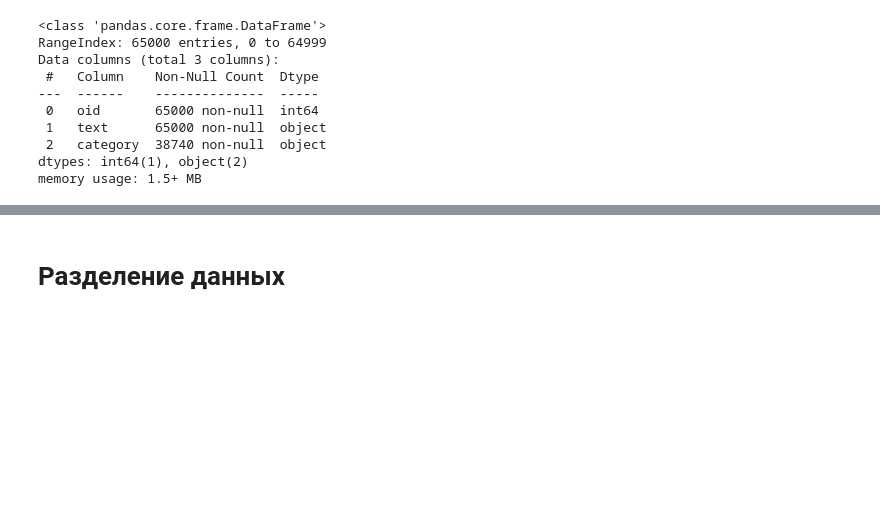
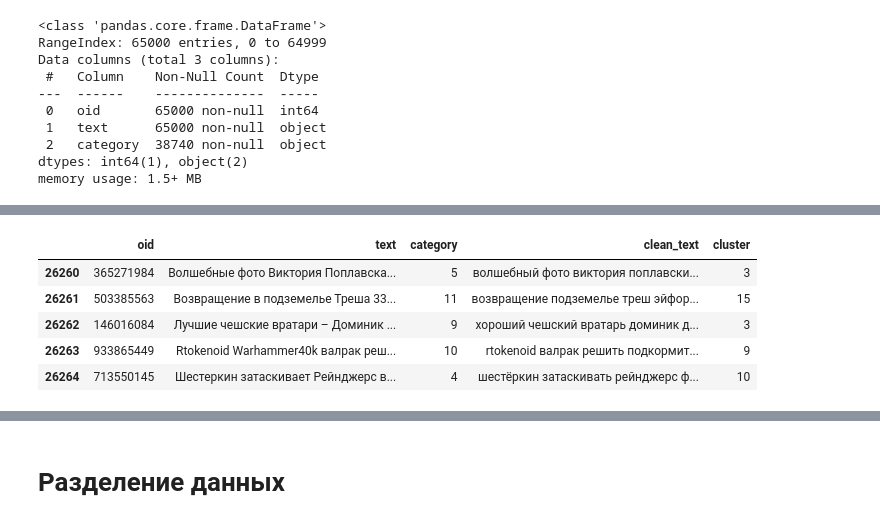
Before and after one commit to Atsumire/MOSI, a Jupyter notebook: MOSI_DZ-5/MOSI_DZ-5.ipynb, the cells around one changed output, grey strips where cells are left out. Saved outputs shown, nothing was run; the diff lists cells and outputs as text; code cells hidden in the pictures; blank space fills up the shorter version.

```diff
--- a/MOSI_DZ-5/MOSI_DZ-5.ipynb
+++ b/MOSI_DZ-5/MOSI_DZ-5.ipynb
@@ -37,0 +198,9 @@ memory usage: 1.5+ MB
+# %%
+df_filtered.head()
+# %% [output]
+|  | oid | text | category | clean_text | cluster |
+| 26260 | 365271984 | Волшебные фото Виктория Поплавска... | 5 | волшебный фото виктория поплавски... | 3 |
+| 26261 | 503385563 | Возвращение в подземелье Треша 33... | 11 | возвращение подземелье треш эйфор... | 15 |
+| 26262 | 146016084 | Лучшие чешские вратари – Доминик ... | 9 | хороший чешский вратарь доминик д... | 3 |
+| 26263 | 933865449 | Rtokenoid Warhammer40k валрак реш... | 10 | rtokenoid валрак решить подкормит... | 9 |
+| 26264 | 713550145 | Шестеркин затаскивает Рейнджерс в... | 4 | шестёркин затаскивать рейнджерс ф... | 10 |
```
Also changed, not shown: parts of 30 cells of this notebook.
